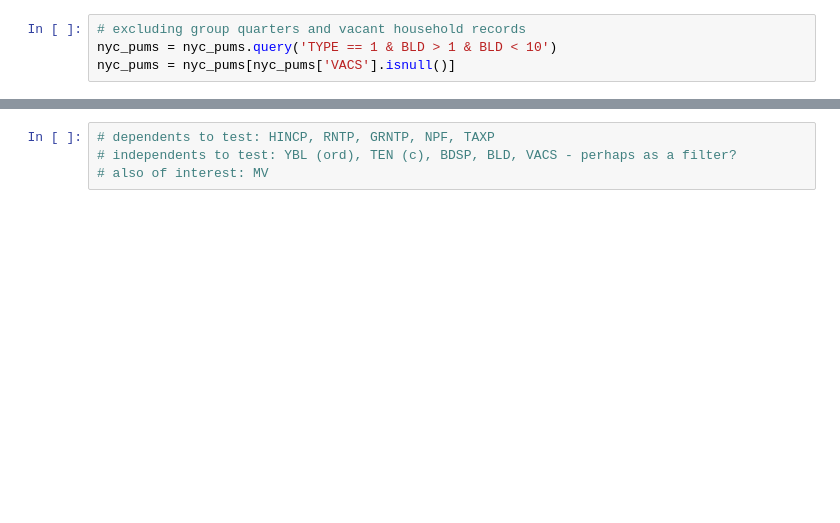
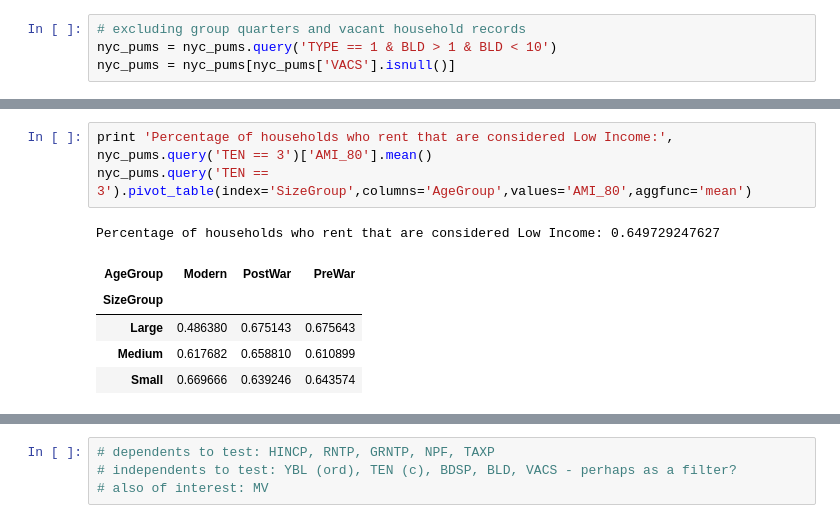
Before and after one commit to mu529/property_tax, a Jupyter notebook: pums.ipynb, the cells around one changed output, grey strips where cells are left out. Drawn from its saved outputs; the diff is of its cells as text; blank space fills up the shorter version.

```diff
--- a/pums.ipynb
+++ b/pums.ipynb
@@ -52,3 +104,13 @@ nyc_pums = nyc_pums[nyc_pums['VACS'].isnull()]
+# %%
+print 'Percentage of households who rent that are considered Low Income:', nyc_pums.query('TEN == 3')['AMI_80'].mean()
+nyc_pums.query('TEN == 3').pivot_table(index='SizeGroup',columns='AgeGroup',values='AMI_80',aggfunc='mean')
+# %% [output]
+Percentage of households who rent that are considered Low Income: 0.649729247627
+| AgeGroup | Modern | PostWar | PreWar |
+| SizeGroup |  |  |  |
+| Large | 0.486380 | 0.675143 | 0.675643 |
+| Medium | 0.617682 | 0.658810 | 0.610899 |
+| Small | 0.669666 | 0.639246 | 0.643574 |
 # %%
 # can we identify renters who live in condo buildings?
 nyc_pums.query('TEN == 3 and FCONP == 1')
```
Also changed, not shown: parts of 22 cells of this notebook, 1 other file.
